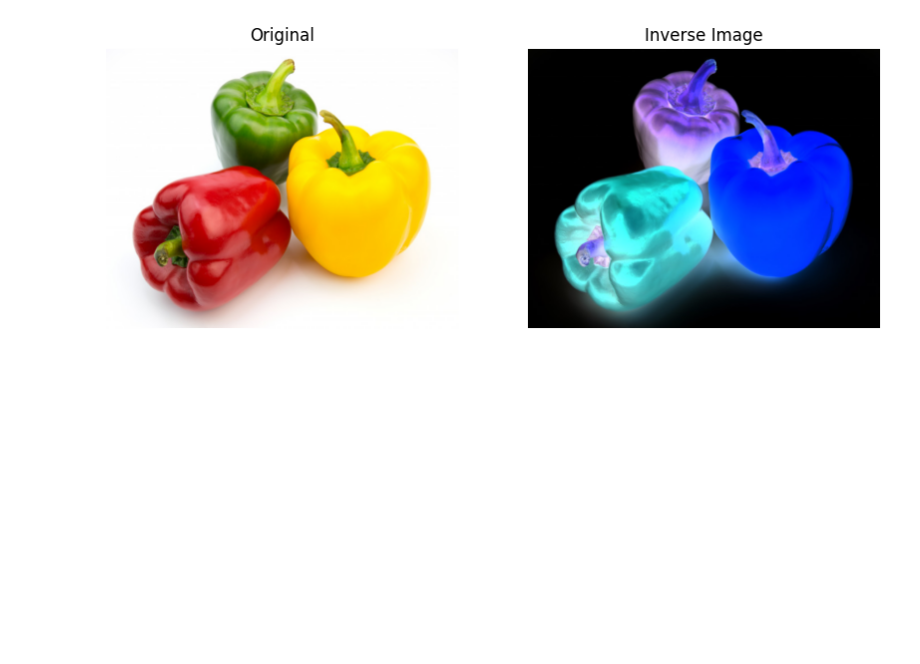
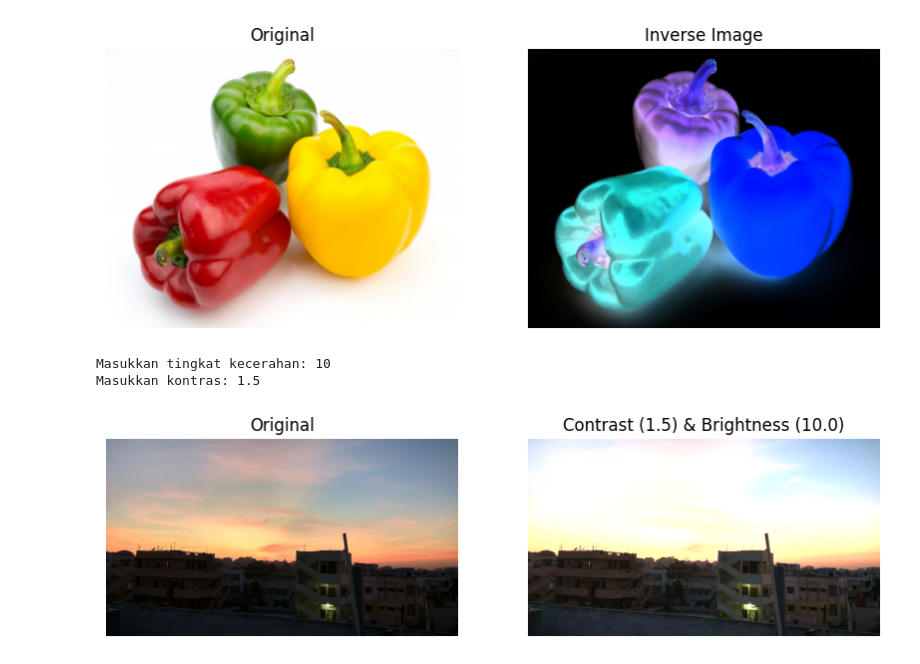
Before and after one commit to rsyadipras/PCVK_Ganjil2026, a Jupyter notebook: Week3.ipynb, the cells around one changed output. Cells and saved outputs as stored; diff of their text form; code cells hidden in the pictures; blank space fills up the shorter version.

Commit message:
feat: implement contrast transformation

```diff
--- a/Week3.ipynb
+++ b/Week3.ipynb
@@ -64,3 +64,31 @@ axes[1].axis('off')
 plt.show()
 # %% [output]
 [figure]
+# %%
+# Implementasi transformasi contrast pada google colab
+
+try:
+  b = float(input('Masukkan tingkat kecerahan: '))
+  a = float(input('Masukkan kontras: '))
+except ValueError:
+  print('Error, not a number. Menggunakan nilai default (brightness = 0, contrast = 1.0)')
+  b = 0.0
+  a = 1.0
+
+img = io.imread('/content/drive/MyDrive/PCVK2026/sunset.jpg')
+
+img_contrast = np.clip(a * img.astype(np.float32) + b, 0, 255).astype(np.uint8)
+
+fig, axes = plt.subplots(1, 2, figsize=(10, 5))
+axes[0].imshow(img)
+axes[0].set_title('Original')
+axes[0].axis('off')
+
+axes[1].imshow(img_contrast)
+axes[1].set_title(f'Contrast ({a}) & Brightness ({b})')
+axes[1].axis('off')
+plt.show()
+# %% [output]
+Masukkan tingkat kecerahan: 10
+Masukkan kontras: 1.5
+[figure, added]
```
